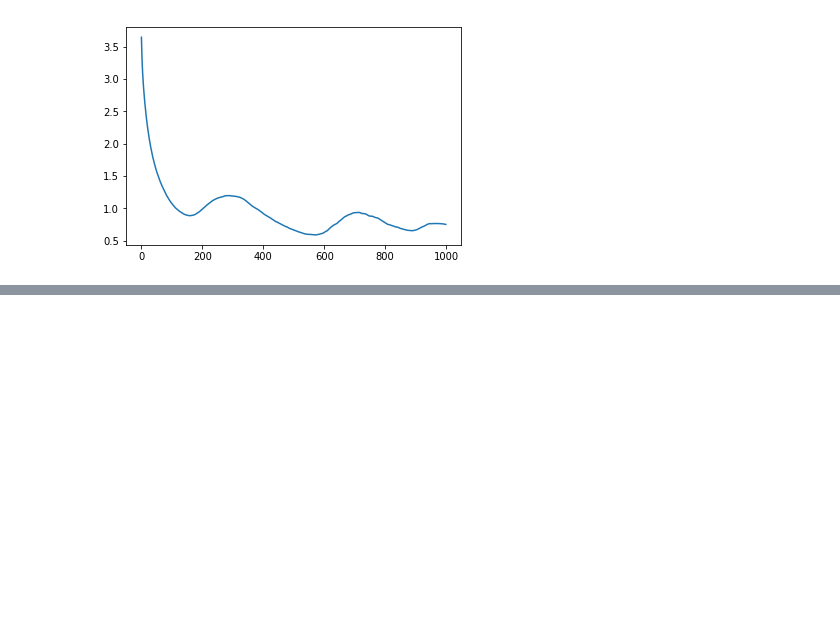
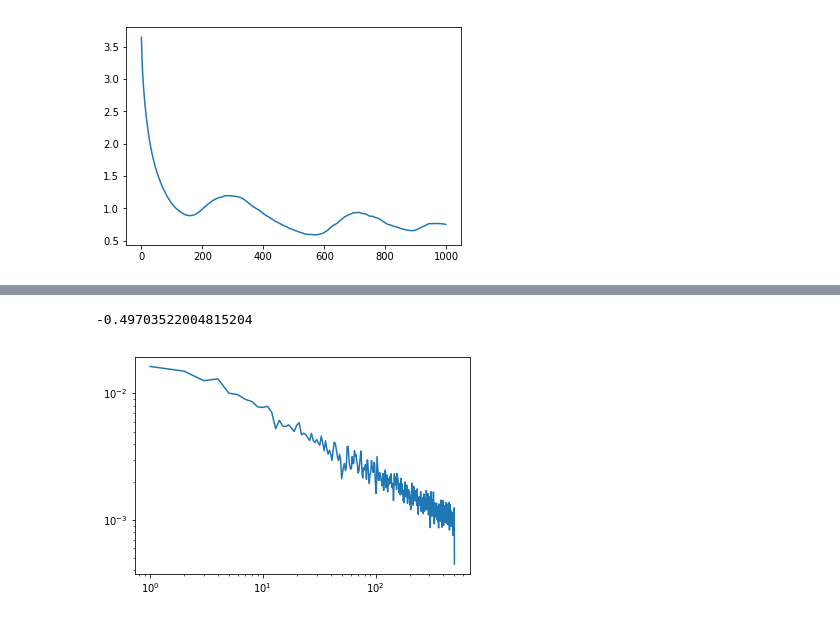
Before and after one commit to rdgao/SpaceRecon, a Jupyter notebook: notebooks/simulation_test.ipynb, the cells around one changed output, grey strips where cells are left out. Cells and saved outputs as stored; diff of their text form; code cells hidden in the pictures; blank space fills up the shorter version.

```diff
--- a/notebooks/simulation_test.ipynb
+++ b/notebooks/simulation_test.ipynb
@@ -73,0 +89,9 @@ print(pffn)
+# %%
+exp = -0.5
+x = utils.sim_powerlaw_signal(60,1000,exponent=exp)
+f_axis,psd = spectral.psd(x,1000)
+plt.loglog(f_axis,psd)
+spectral.fit_slope(f_axis,psd,(10,100))[0]
+# %% [output]
+-0.49703522004815204
+[figure, added]
```
Also changed, not shown: parts of 6 cells of this notebook, 5 other files.
